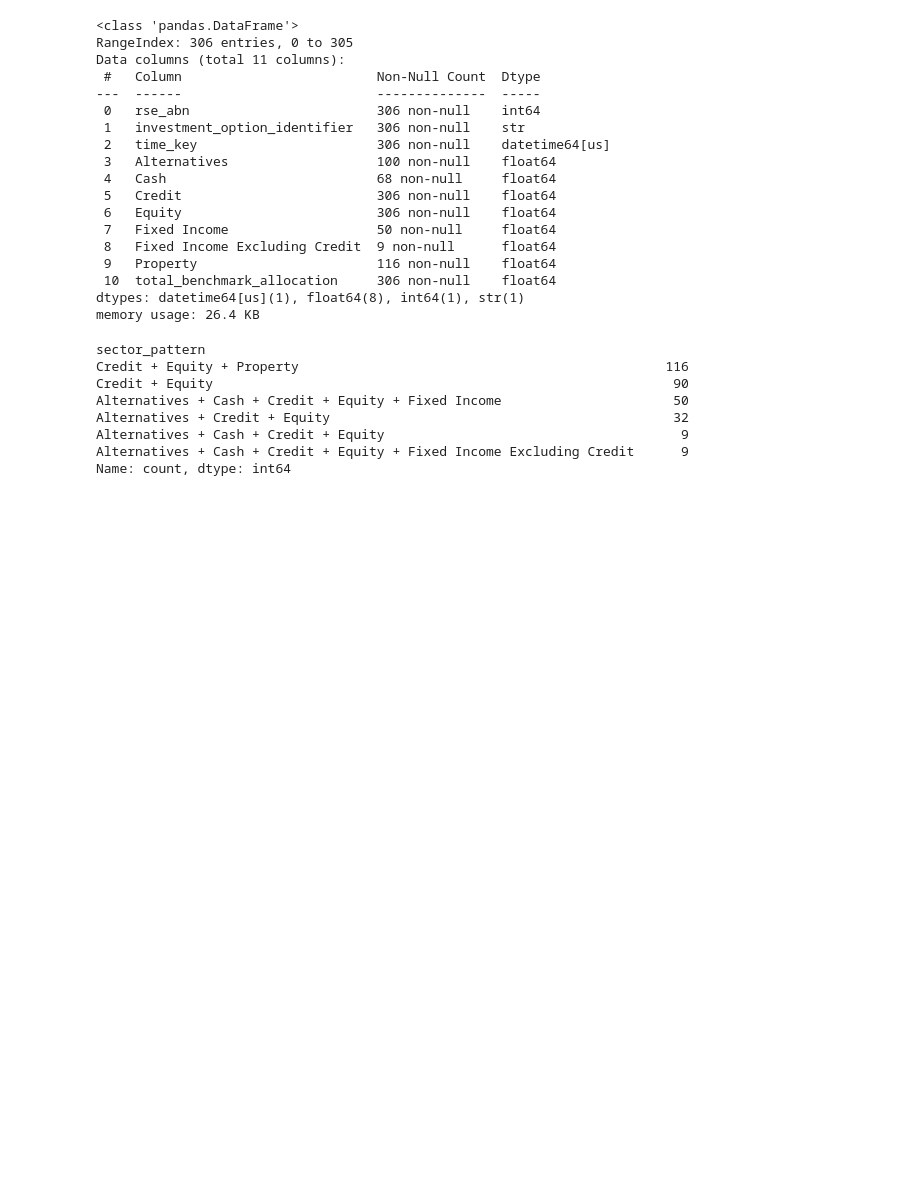
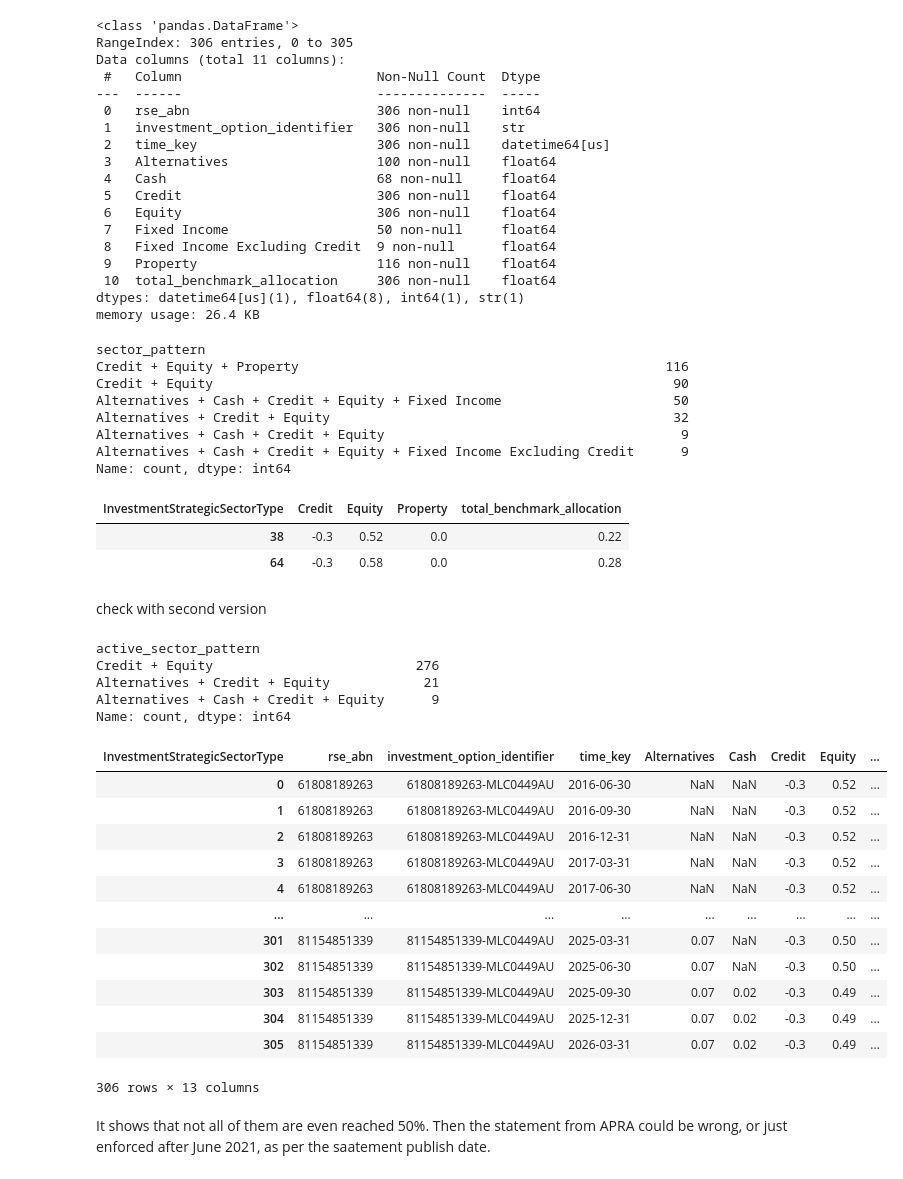
Before and after one commit to terra9/superannuation-performance-early-warning, a Jupyter notebook: notebooks/apra_data_audit.ipynb, the cells around one changed output. Drawn from its saved outputs; the diff is of its cells as text; code cells hidden in the pictures; blank space fills up the shorter version.

```diff
--- a/notebooks/apra_data_audit.ipynb
+++ b/notebooks/apra_data_audit.ipynb
@@ -3977,0 +4011,71 @@ Name: count, dtype: int64
+# %%
+negative_credit_pivot.loc[
+    # only_credit_equity,
+    only_credit_equity_property,
+    [
+        "Credit",
+        "Equity",
+        "Property",
+        "total_benchmark_allocation",
+    ]
+].drop_duplicates().sort_values(
+    ["Credit"
+     , "Equity"
+     , "Property"
+    ]
+)
+# %% [output]
+| InvestmentStrategicSectorType | Credit | Equity | Property | total_benchmark_allocation |
+| 38 | -0.3 | 0.52 | 0.0 | 0.22 |
+| 64 | -0.3 | 0.58 | 0.0 | 0.28 |
+# %% [markdown]
+check with second version
+# %%
+sector_cols = [
+    "Alternatives",
+    "Cash",
+    "Credit",
+    "Equity",
+    "Fixed Income",
+    "Fixed Income Excluding Credit",
+    "Property",
+]
+
+negative_credit_pivot["active_sector_pattern"] = (
+    negative_credit_pivot[sector_cols]
+    .fillna(0)
+    .abs()
+    .gt(1e-8)
+    .apply(
+        lambda row: " + ".join(row.index[row]),
+        axis=1
+    )
+)
+
+negative_credit_pivot[
+    "active_sector_pattern"
+].value_counts()
+# %% [output]
+active_sector_pattern
+Credit + Equity                          276
+Alternatives + Credit + Equity            21
+Alternatives + Cash + Credit + Equity      9
+Name: count, dtype: int64
+# %%
+negative_credit_pivot
+# %% [output]
+| InvestmentStrategicSectorType | rse_abn | investment_option_identifier | time_key | Alternatives | Cash | Credit | Equity | ... |
+| 0 | 61808189263 | 61808189263-MLC0449AU | 2016-06-30 | NaN | NaN | -0.3 | 0.52 | ... |
+| 1 | 61808189263 | 61808189263-MLC0449AU | 2016-09-30 | NaN | NaN | -0.3 | 0.52 | ... |
+| 2 | 61808189263 | 61808189263-MLC0449AU | 2016-12-31 | NaN | NaN | -0.3 | 0.52 | ... |
+| 3 | 61808189263 | 61808189263-MLC0449AU | 2017-03-31 | NaN | NaN | -0.3 | 0.52 | ... |
+| 4 | 61808189263 | 61808189263-MLC0449AU | 2017-06-30 | NaN | NaN | -0.3 | 0.52 | ... |
+| ... | ... | ... | ... | ... | ... | ... | ... | ... |
+| 301 | 81154851339 | 81154851339-MLC0449AU | 2025-03-31 | 0.07 | NaN | -0.3 | 0.50 | ... |
+| 302 | 81154851339 | 81154851339-MLC0449AU | 2025-06-30 | 0.07 | NaN | -0.3 | 0.50 | ... |
+| 303 | 81154851339 | 81154851339-MLC0449AU | 2025-09-30 | 0.07 | 0.02 | -0.3 | 0.49 | ... |
+| 304 | 81154851339 | 81154851339-MLC0449AU | 2025-12-31 | 0.07 | 0.02 | -0.3 | 0.49 | ... |
+| 305 | 81154851339 | 81154851339-MLC0449AU | 2026-03-31 | 0.07 | 0.02 | -0.3 | 0.49 | ... |
+306 rows × 13 columns
+# %% [markdown]
+It shows that not all of them are even reached 50%. Then the statement from APRA could be wrong, or just enforced after June 2021, as per the saatement publish date.
```
Also changed, not shown: parts of 47 cells of this notebook.
